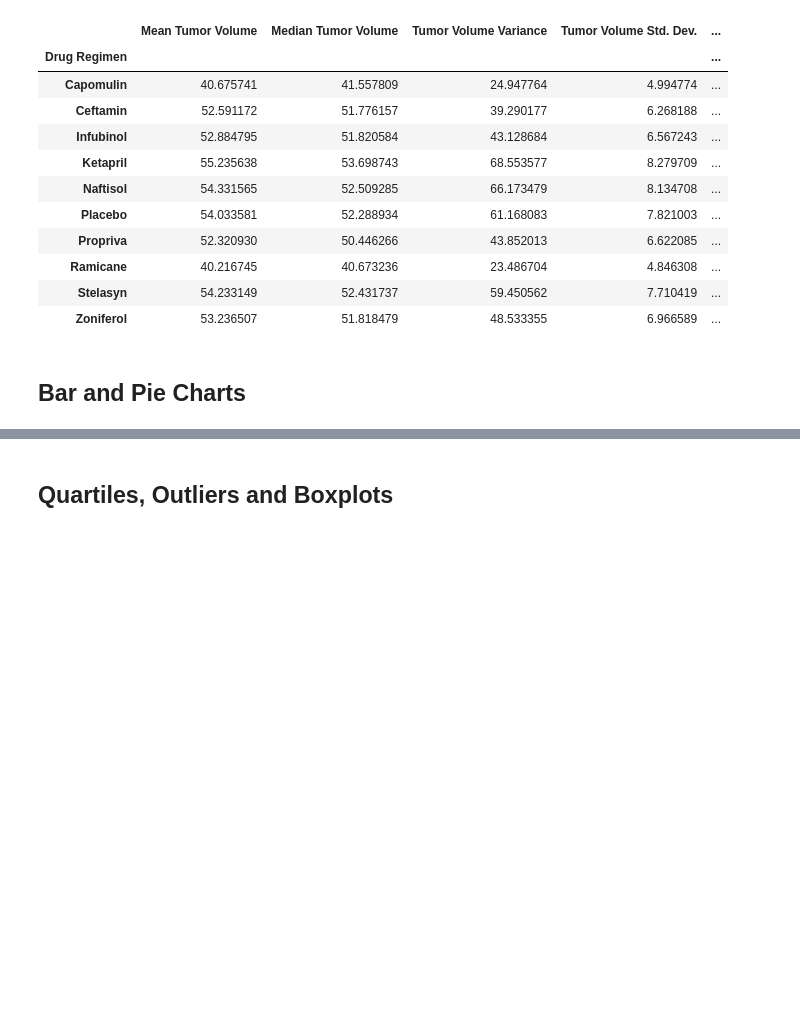
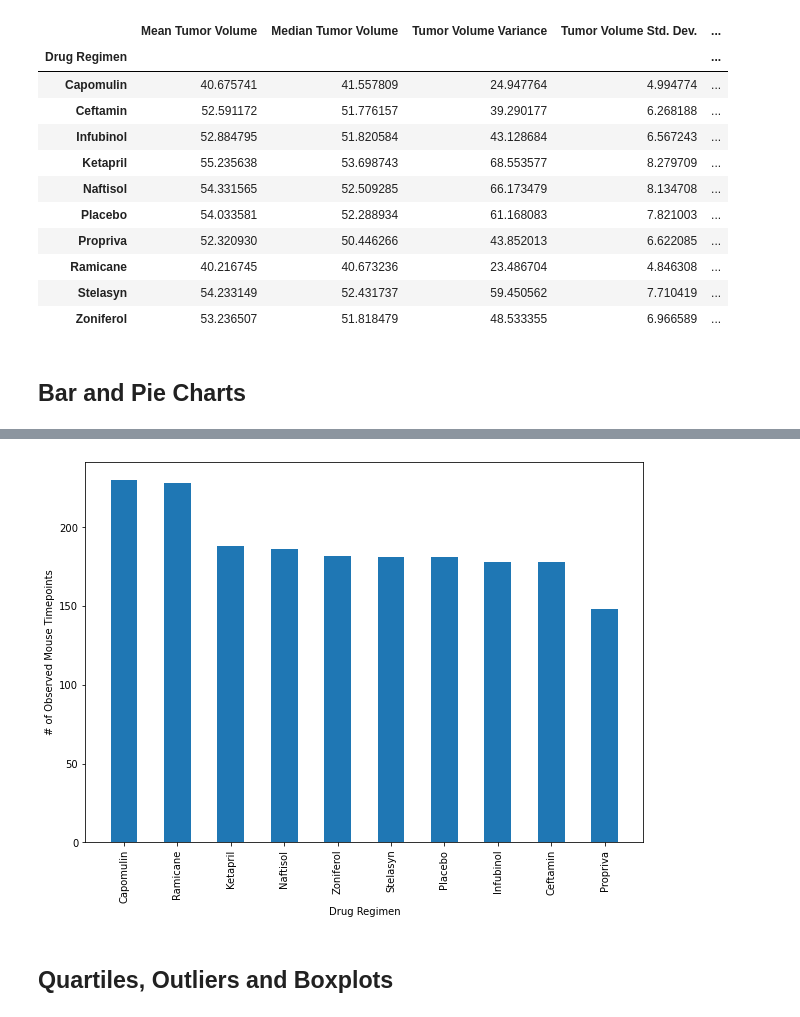
Before and after one commit to daniklafrance/matplotlib_challenge, a Jupyter notebook: Pymaceuticals/pymaceuticals.ipynb, the cells around one changed output, grey strips where cells are left out. Cells and saved outputs as stored; diff of their text form; code cells hidden in the pictures; blank space fills up the shorter version.

```diff
--- a/Pymaceuticals/pymaceuticals.ipynb
+++ b/Pymaceuticals/pymaceuticals.ipynb
@@ -138,3 +139,18 @@ mouse_regimen_summary
+# %%
+#Generate a bar plot showing the total number of rows (Mouse ID/Timepoints) for each drug regimen using pyplot.
+
+total_rows = mouse_merge["Drug Regimen"].value_counts()
+x_axis = np.arange(len(total_rows))
+tick_locations = [value for value in x_axis]
+plt.figure(figsize= (10,7))
+plt.bar(x_axis, total_rows, width=0.5)
+drug_names = total_rows.index
+plt.xticks(tick_locations, drug_names, rotation="vertical")
+plt.xlabel("Drug Regimen")
+plt.ylabel("# of Observed Mouse Timepoints")
+plt.show()
+# %% [output]
+[figure, added]
 # %%
 # Generate a pie plot showing the distribution of female versus male mice using Pandas
 # %%
```
Also changed, not shown: parts of 4 cells of this notebook.
